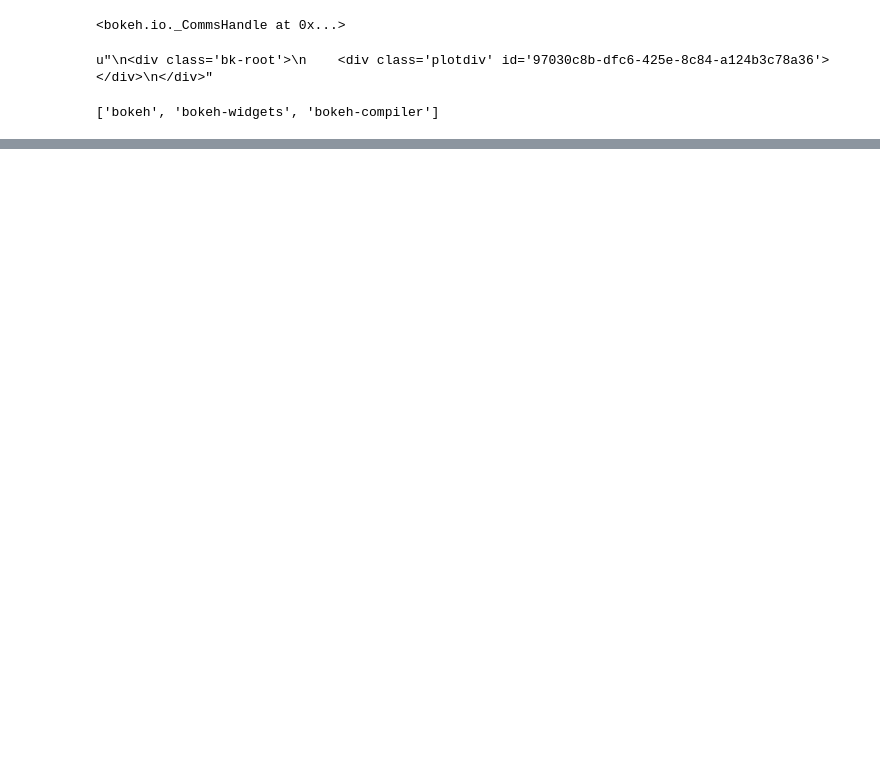
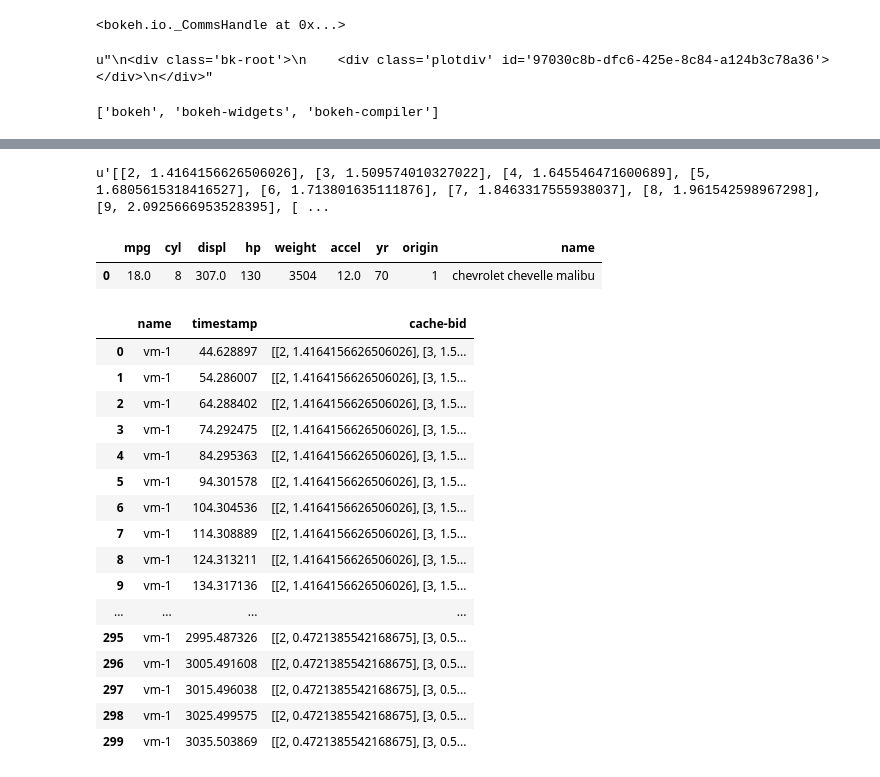
Before and after one commit to nulman/REM, a Jupyter notebook: REM milestone example 1.ipynb, the cells around one changed output, grey strips where cells are left out. Cells and saved outputs as stored; diff of their text form; code cells hidden in the pictures; blank space fills up the shorter version.

```diff
--- a/REM milestone example 1.ipynb
+++ b/REM milestone example 1.ipynb
@@ -115,0 +130,2 @@ with open('figure.html', 'w') as out:
+# %%
+conn = sqlite3.connect('server\\experiments\\exp1\\exp-plotter.db')
@@ -115,0 +134,4 @@ with open('figure.html', 'w') as out:
+# %%
+frame[:1]['cache-bid'][0]
+# %% [output]
+u'[[2, 1.4164156626506026], [3, 1.509574010327022], [4, 1.645546471600689], [5, 1.6805615318416527], [6, 1.713801635111876], [7, 1.8463317555938037], [8, 1.961542598967298], [9, 2.0925666953528395], [ ...
@@ -115,0 +140,31 @@ with open('figure.html', 'w') as out:
+# %%
+autompg[:1]
+# %% [output]
+|  | mpg | cyl | displ | hp | weight | accel | yr | origin | name |
+| 0 | 18.0 | 8 | 307.0 | 130 | 3504 | 12.0 | 70 | 1 | chevrolet chevelle malibu |
+# %%
+pd.options.display.max_seq_items = 300 #100
+# %%
+pd.options.display.max_rows = 300 #60
+# %%
+frame = pd.read_sql_query("select * from data where name = 'vm-1' and `cache-bid` != 0",conn)
+# %%
+frame[['name','timestamp','cache-bid']]
+# %% [output]
+|  | name | timestamp | cache-bid |
+| 0 | vm-1 | 44.628897 | [[2, 1.4164156626506026], [3, 1.5... |
+| 1 | vm-1 | 54.286007 | [[2, 1.4164156626506026], [3, 1.5... |
+| 2 | vm-1 | 64.288402 | [[2, 1.4164156626506026], [3, 1.5... |
+| 3 | vm-1 | 74.292475 | [[2, 1.4164156626506026], [3, 1.5... |
+| 4 | vm-1 | 84.295363 | [[2, 1.4164156626506026], [3, 1.5... |
+| 5 | vm-1 | 94.301578 | [[2, 1.4164156626506026], [3, 1.5... |
+| 6 | vm-1 | 104.304536 | [[2, 1.4164156626506026], [3, 1.5... |
+| 7 | vm-1 | 114.308889 | [[2, 1.4164156626506026], [3, 1.5... |
+| 8 | vm-1 | 124.313211 | [[2, 1.4164156626506026], [3, 1.5... |
+| 9 | vm-1 | 134.317136 | [[2, 1.4164156626506026], [3, 1.5... |
+| ... | ... | ... | ... |
+| 295 | vm-1 | 2995.487326 | [[2, 0.4721385542168675], [3, 0.5... |
+| 296 | vm-1 | 3005.491608 | [[2, 0.4721385542168675], [3, 0.5... |
+| 297 | vm-1 | 3015.496038 | [[2, 0.4721385542168675], [3, 0.5... |
+| 298 | vm-1 | 3025.499575 | [[2, 0.4721385542168675], [3, 0.5... |
+| 299 | vm-1 | 3035.503869 | [[2, 0.4721385542168675], [3, 0.5... |
```
Also changed, not shown: parts of 17 cells of this notebook, 26 other files.
